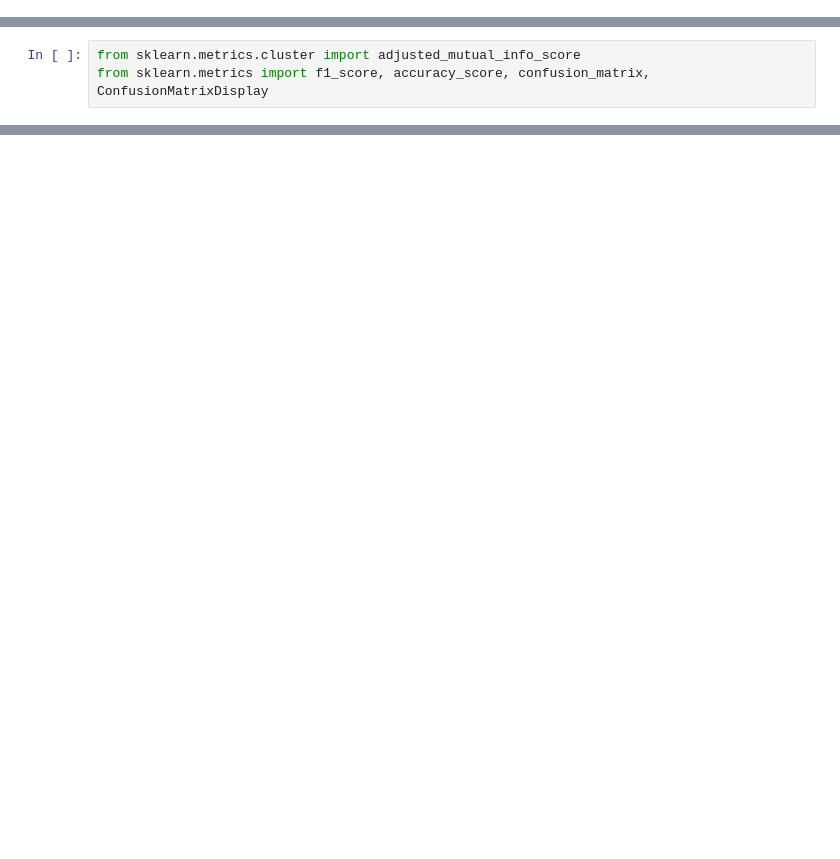
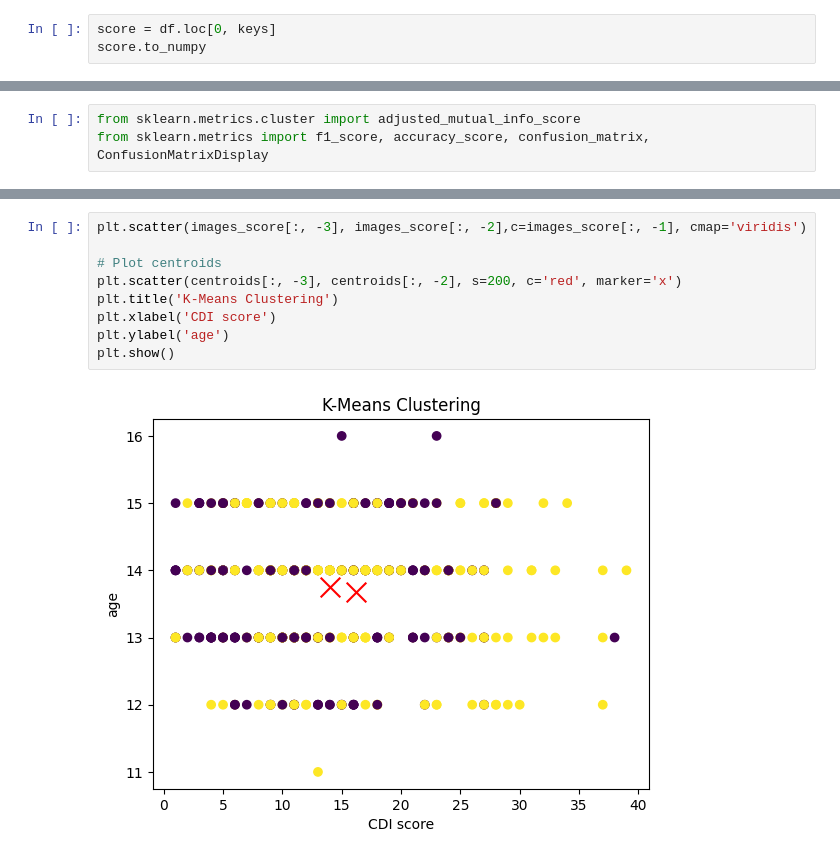
Before and after one commit to Marinku099/Sci-project-m5, a Jupyter notebook: Depressed_DataClustering.ipynb, the cells around one changed output, grey strips where cells are left out. Drawn from its saved outputs; the diff is of its cells as text; blank space fills up the shorter version.

```diff
--- a/Depressed_DataClustering.ipynb
+++ b/Depressed_DataClustering.ipynb
@@ -45,0 +74,3 @@ df
+# %%
+score = df.loc[0, keys]
+score.to_numpy
@@ -266,0 +323,11 @@ plt.show()
+# %%
+plt.scatter(images_score[:, -3], images_score[:, -2],c=images_score[:, -1], cmap='viridis')
+
+# Plot centroids
+plt.scatter(centroids[:, -3], centroids[:, -2], s=200, c='red', marker='x')
+plt.title('K-Means Clustering')
+plt.xlabel('CDI score')
+plt.ylabel('age')
+plt.show()
+# %% [output]
+[figure, added]
```
Also changed, not shown: parts of 27 cells of this notebook, 3 other files.
